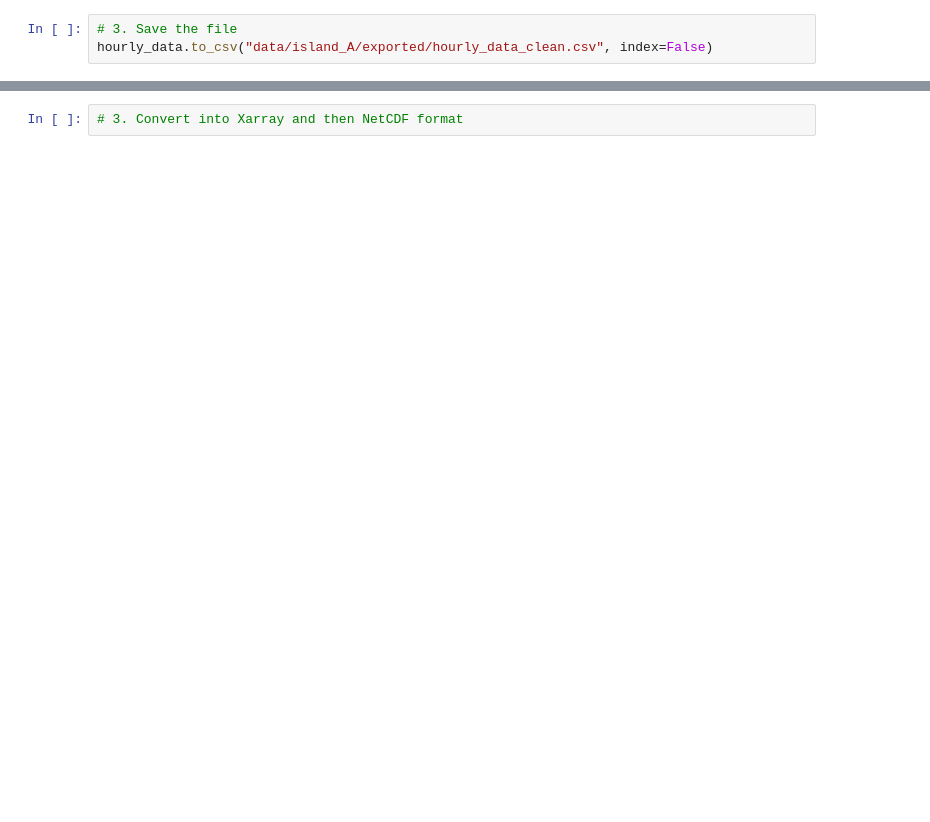
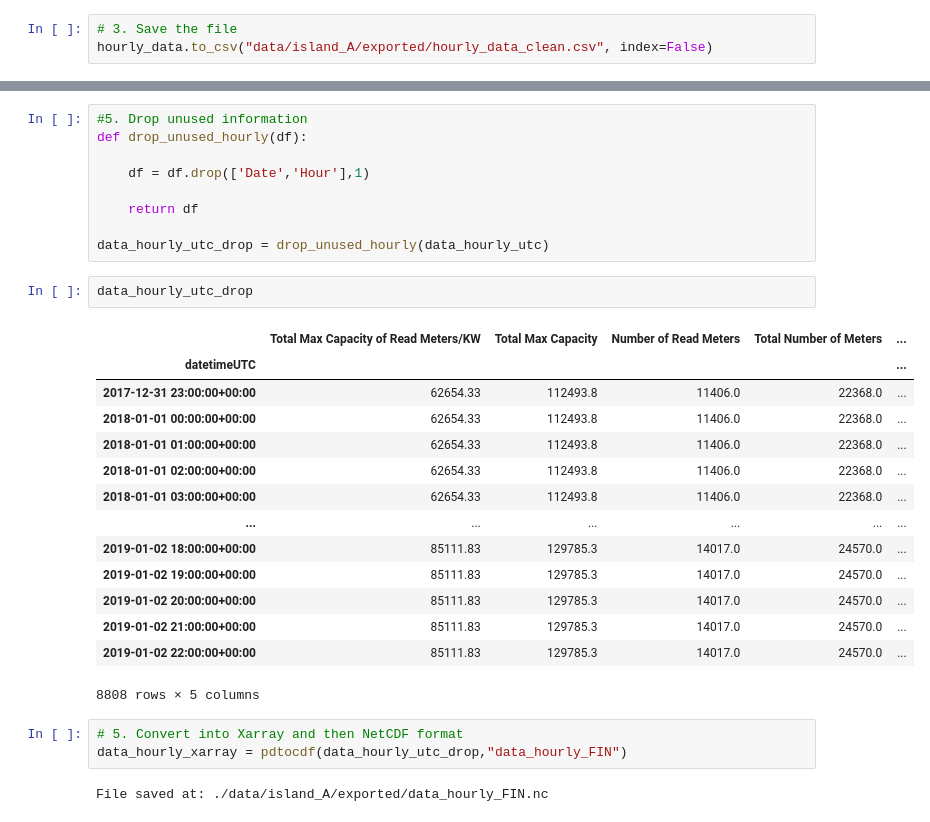
Before and after one commit to openclimatefix/pv-site-prediction, a Jupyter notebook: notebooks/island_data_import.ipynb, the cells around one changed output, grey strips where cells are left out. Cells and saved outputs as stored; diff of their text form; blank space fills up the shorter version.

```diff
--- a/notebooks/island_data_import.ipynb
+++ b/notebooks/island_data_import.ipynb
@@ -245,2 +560,31 @@ hourly_data.to_csv("data/island_A/exported/hourly_data_clean.csv", index=False)
+# %%
+#5. Drop unused information
+def drop_unused_hourly(df):
+
+    df = df.drop(['Date','Hour'],1)
+
+    return df
+
+data_hourly_utc_drop = drop_unused_hourly(data_hourly_utc)
+# %%
+data_hourly_utc_drop
+# %% [output]
+|  | Total Max Capacity of Read Meters/KW | Total Max Capacity | Number of Read Meters | Total Number of Meters | ... |
+| datetimeUTC |  |  |  |  | ... |
+| 2017-12-31 23:00:00+00:00 | 62654.33 | 112493.8 | 11406.0 | 22368.0 | ... |
+| 2018-01-01 00:00:00+00:00 | 62654.33 | 112493.8 | 11406.0 | 22368.0 | ... |
+| 2018-01-01 01:00:00+00:00 | 62654.33 | 112493.8 | 11406.0 | 22368.0 | ... |
+| 2018-01-01 02:00:00+00:00 | 62654.33 | 112493.8 | 11406.0 | 22368.0 | ... |
+| 2018-01-01 03:00:00+00:00 | 62654.33 | 112493.8 | 11406.0 | 22368.0 | ... |
+| ... | ... | ... | ... | ... | ... |
+| 2019-01-02 18:00:00+00:00 | 85111.83 | 129785.3 | 14017.0 | 24570.0 | ... |
+| 2019-01-02 19:00:00+00:00 | 85111.83 | 129785.3 | 14017.0 | 24570.0 | ... |
+| 2019-01-02 20:00:00+00:00 | 85111.83 | 129785.3 | 14017.0 | 24570.0 | ... |
+| 2019-01-02 21:00:00+00:00 | 85111.83 | 129785.3 | 14017.0 | 24570.0 | ... |
+| 2019-01-02 22:00:00+00:00 | 85111.83 | 129785.3 | 14017.0 | 24570.0 | ... |
+8808 rows × 5 columns
 # %%
-# 3. Convert into Xarray and then NetCDF format
+# 5. Convert into Xarray and then NetCDF format
+data_hourly_xarray = pdtocdf(data_hourly_utc_drop,"data_hourly_FIN")
+# %% [output]
+File saved at: ./data/island_A/exported/data_hourly_FIN.nc
```
Also changed, not shown: parts of 21 cells of this notebook.
